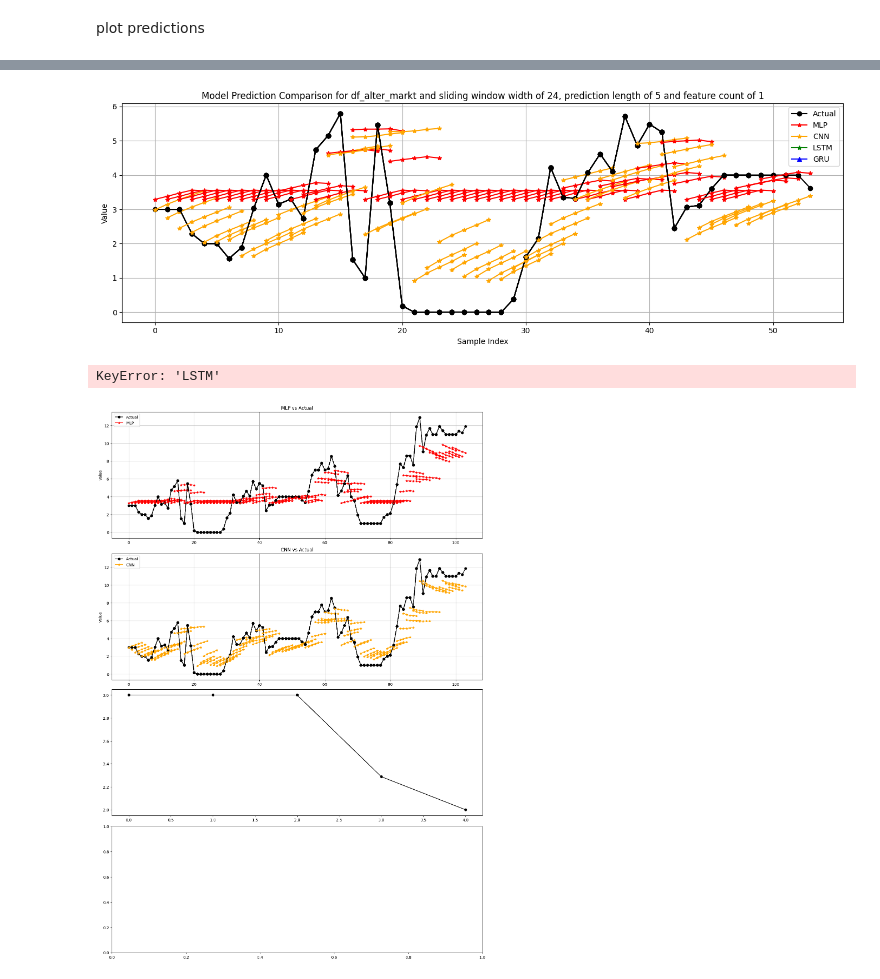
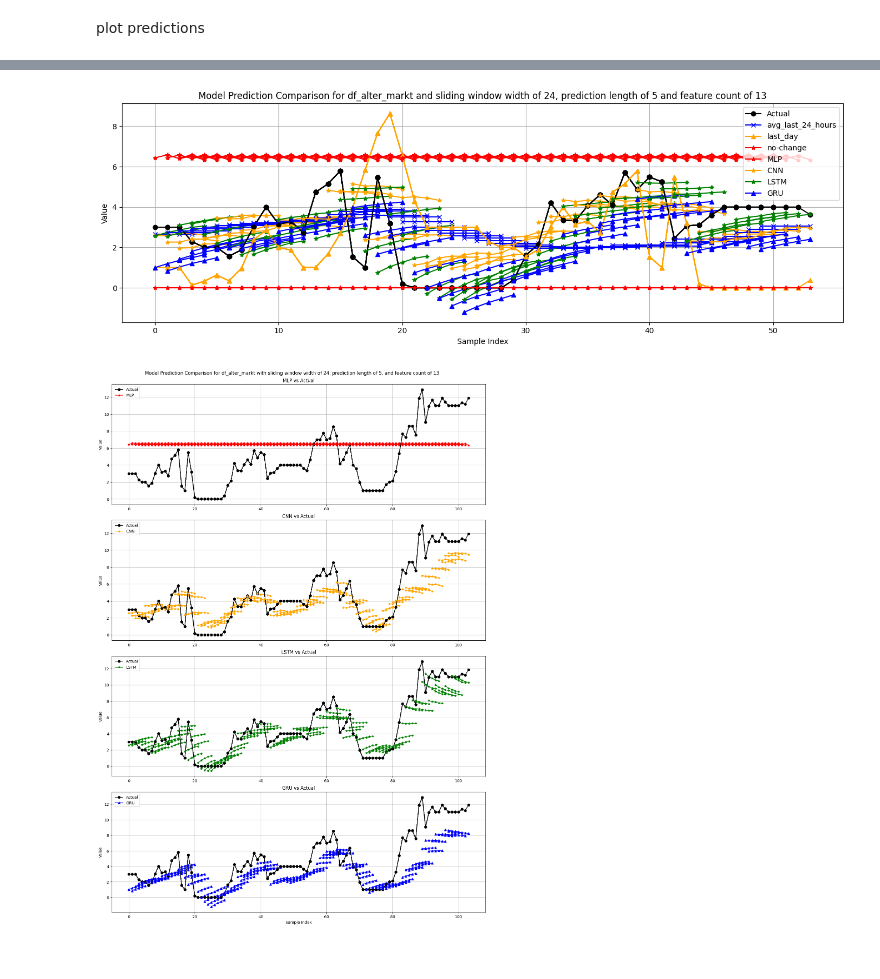
Before and after one commit to MrMysticus/Application_Project_2024, a Jupyter notebook: Justus_Document.ipynb, the cells around one changed output, grey strips where cells are left out. Cells and saved outputs as stored; diff of their text form; code cells hidden in the pictures.

```diff
--- a/Justus_Document.ipynb
+++ b/Justus_Document.ipynb
@@ -1722,40 +1727,42 @@ plt.figure(figsize=(14, 5))
 num_rows_to_plot = 50
 
 # Create sample lines for legend purposes only
 plt.plot([], [], label='Actual', marker='o', color='black')
-# plt.plot([], [], label='avg_last_24_hours', marker='x', color='blue')
+plt.plot([], [], label='avg_last_24_hours', marker='x', color='blue')
+plt.plot([], [], label='last_day', marker='^', color='orange')
+plt.plot([], [], label='no-change', marker='*', color='red')
 plt.plot([], [], label='MLP', marker='*', color='red')
 plt.plot([], [], label='CNN', marker='*', color='orange')
 plt.plot([], [], label='LSTM', marker='*', color='green')
 plt.plot([], [], label='GRU', marker='^', color='blue')
 
 for i in range(num_rows_to_plot):
     x_values = np.arange(i, i + len(predictions_df_alter_markt['actual'][i]))
 
     plt.plot(x_values, predictions_df_alter_markt['actual'][i], marker='o', color='black')
-    # plt.plot(x_values, predictions_df_alter_markt['avg_last_24_hours'][i], marker='x', color='blue')
-    # plt.plot(x_values, predictions_df_alter_markt['last_day'][i], marker='^', color='orange')
-    # plt.plot(x_values, predictions_df_alter_markt['no-change'][i], marker='*', color='red')
+    plt.plot(x_values, predictions_df_alter_markt['avg_last_24_hours'][i], marker='x', color='blue')
+    plt.plot(x_values, predictions_df_alter_markt['last_day'][i], marker='^', color='orange')
+    plt.plot(x_values, predictions_df_alter_markt['no-change'][i], marker='*', color='red')
     plt.plot(x_values, predictions_df_alter_markt['MLP'][i], marker='*', color='red')
     plt.plot(x_values, predictions_df_alter_markt['CNN'][i], marker='*', color='orange')
-    # plt.plot(x_values, predictions_df_alter_markt['LSTM'][i], marker='*', color='green')
-    # plt.plot(x_values, predictions_df_alter_markt['GRU'][i], marker='^', color='blue')
+    plt.plot(x_values, predictions_df_alter_markt['LSTM'][i], marker='*', color='green')
+    plt.plot(x_values, predictions_df_alter_markt['GRU'][i], marker='^', color='blue')
 
 plt.title(f'Model Prediction Comparison for {datasetname} and sliding window width of {sliding_window_width}, prediction length of {prediction_length_steps} and feature count of {original_feature_count}')
 plt.xlabel('Sample Index')
 plt.ylabel('Value')
 plt.legend()
 plt.grid(True)
 # plt.xticks(predictions.index)
 
 plt.tight_layout()
 
 # file_name = f'Results/JH_{datasetname}_diagram_{look_ahead_steps}_{sliding_window_width}.png'
 # plt.savefig(file_name)
 
 plt.show()
 # %% [output]
-[figure, old version]
+[figure, new version]
 # %%
 # Define the number of subplots
 num_subplots = 4
@@ -1799,8 +1806,7 @@ plt.suptitle(f'Model Prediction Comparison for {datasetname} with sliding window
 
 plt.show()
 # %% [output]
-KeyError: 'LSTM'
-[figure, old version]
+[figure, new version]
 # %%
 # Create a single subplot for comparison
 fig, ax = plt.subplots(figsize=(14, 5))
```
Also changed, not shown: parts of 36 cells of this notebook, 5 other files.
